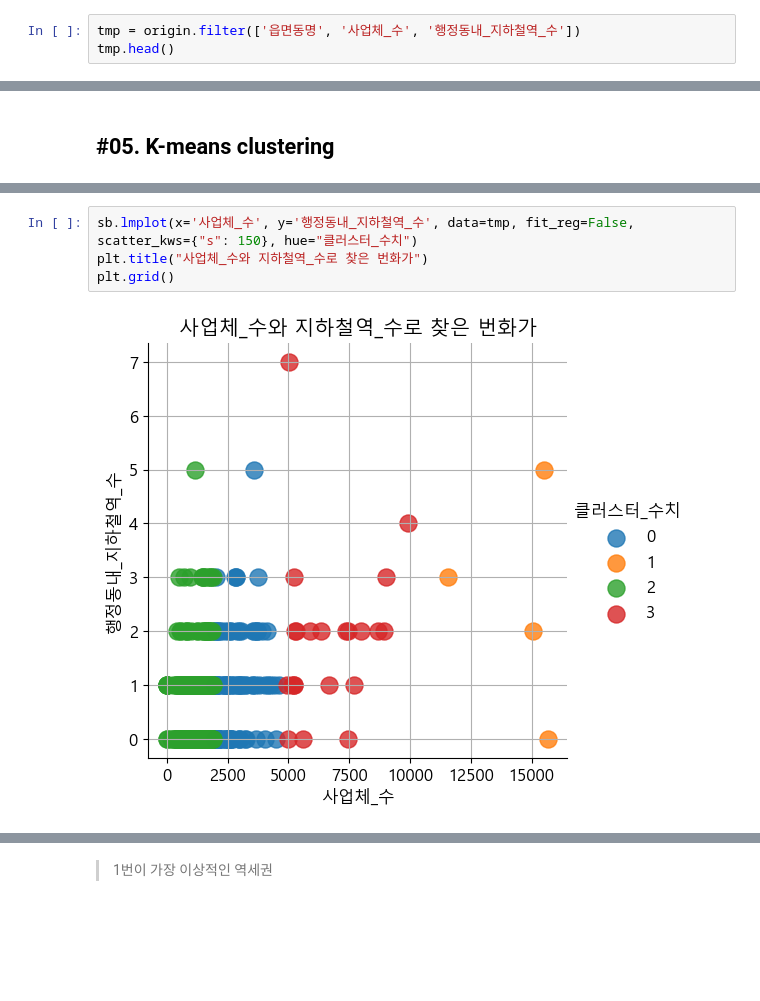
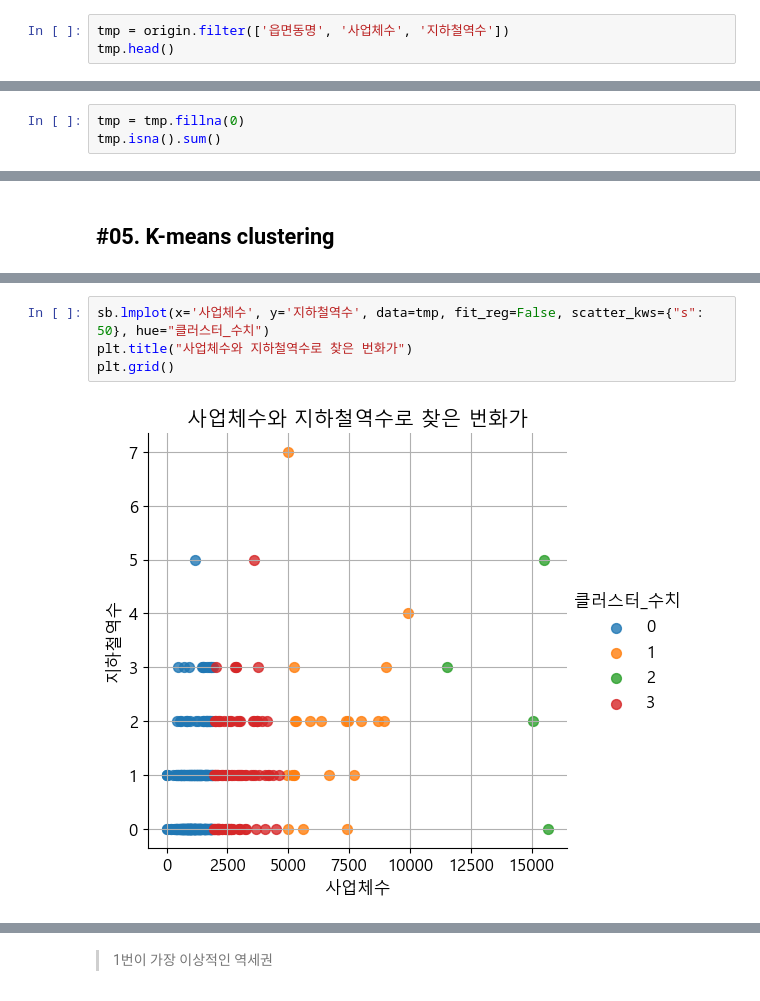
Before and after one commit to jaekim3220/finalproject, a Jupyter notebook: 중심지군집/군집1.ipynb, the cells around one changed output, grey strips where cells are left out. Cells and saved outputs as stored; diff of their text form; blank space fills up the shorter version.

```diff
--- a/중심지군집/군집1.ipynb
+++ b/중심지군집/군집1.ipynb
@@ -47,4 +55,4 @@ Index(['시도명', '시군구코드', '시군구명', '행정동코드', '읍
 # %%
-tmp = origin.filter(['읍면동명', '사업체_수', '행정동내_지하철역_수'])
+tmp = origin.filter(['읍면동명', '사업체수', '지하철역수'])
 tmp.head()
 # %% [output]
@@ -56,0 +74,3 @@ tmp.head()
+# %%
+tmp = tmp.fillna(0)
+tmp.isna().sum()
@@ -128,10 +153,10 @@ tmp
 426 rows × 4 columns
 # %%
-sb.lmplot(x='사업체_수', y='행정동내_지하철역_수', data=tmp, fit_reg=False, scatter_kws={"s": 150}, hue="클러스터_수치")
-plt.title("사업체_수와 지하철역_수로 찾은 번화가")
+sb.lmplot(x='사업체수', y='지하철역수', data=tmp, fit_reg=False, scatter_kws={"s": 50}, hue="클러스터_수치")
+plt.title("사업체수와 지하철역수로 찾은 번화가")
 plt.grid()
 # %% [output]
-[figure, old version]
+[figure, new version]
 # %%
 tmp[tmp['클러스터_수치']==0]
 # %% [output]
```
Also changed, not shown: parts of 15 cells of this notebook, 1 other file.
